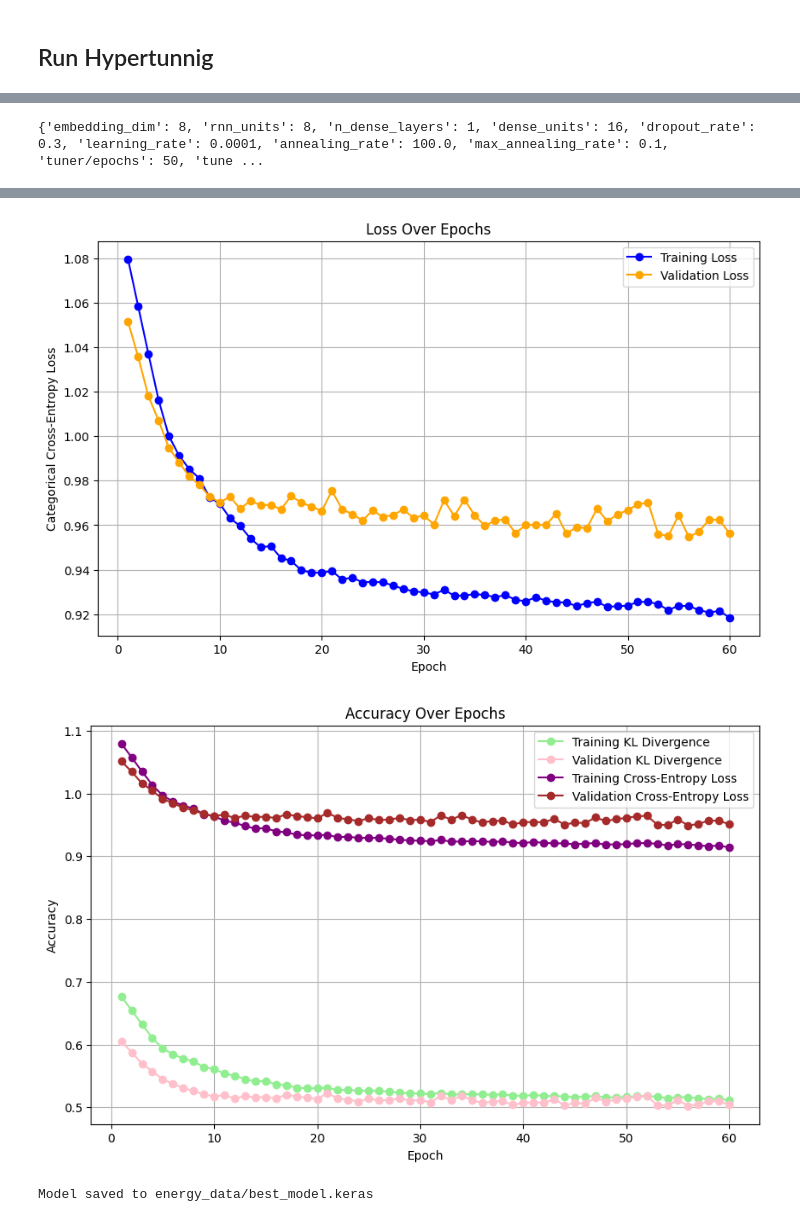
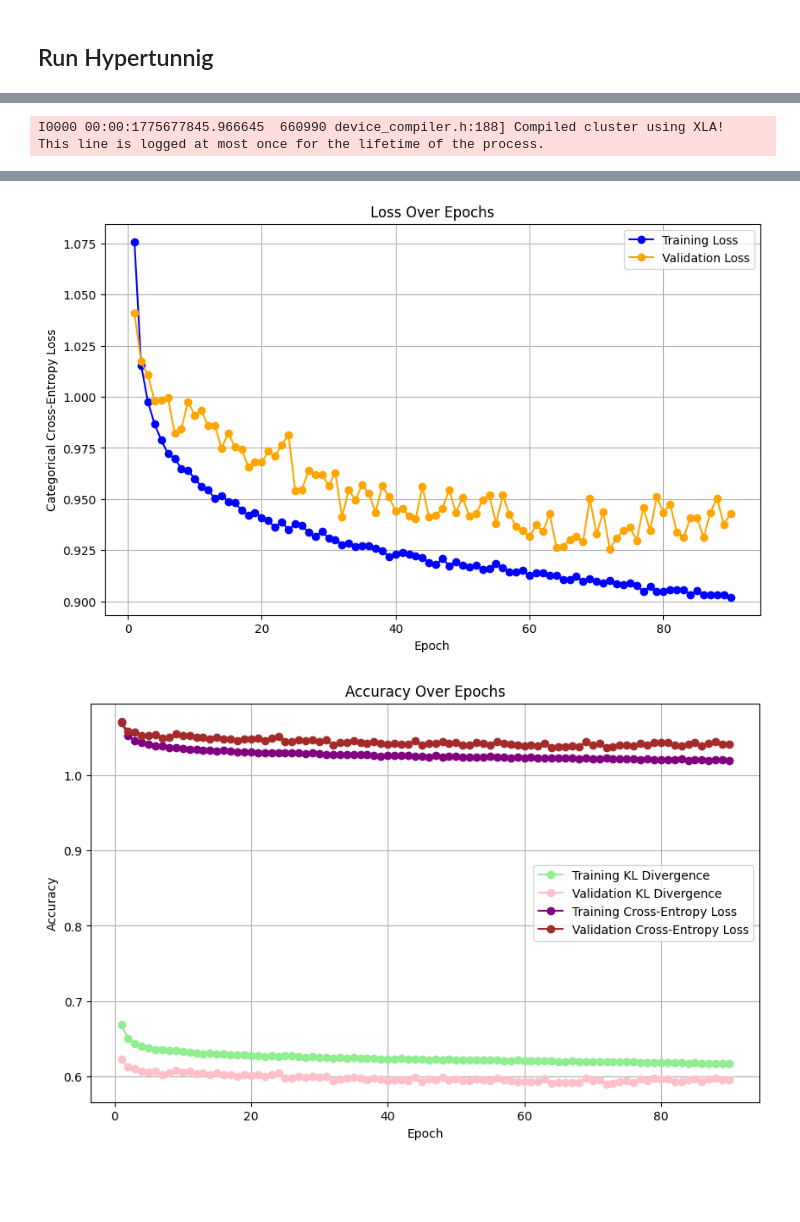
Before and after one commit to DuncanCSt/forecast_research, a Jupyter notebook: energy_price/3. hypertuning.ipynb, the cells around one changed output, grey strips where cells are left out. Saved outputs shown, nothing was run; the diff lists cells and outputs as text; code cells hidden in the pictures; blank space fills up the shorter version.

```diff
--- a/energy_price/3. hypertuning.ipynb
+++ b/energy_price/3. hypertuning.ipynb
@@ -161,9 +185,10 @@ from tensorflow.keras.layers import Concatenate
 Using RNN layer, followed by 2 dense ouput layers with callbacks
 # %%
 def build_model(lookback, n_cov_features, n_dt_features, n_states,
+                loss_type='mse',
                 embedding_dim=8, rnn_units=8, n_dense_layers=2, dense_units=16,
-                dropout_rate=0.5, learning_rate=0.001,
-                annealing_rate=100.0, max_annealing_rate=0.2):
+                dropout_rate=0.5, learning_rate=0.0001, l2_reg=1e-4,
+                annealing_rate=100.0, max_annealing_rate=0):
 
     # Covariate time-series input: (lookback, n_cov_features)
     cov_input     = layers.Input(shape=(lookback, n_cov_features), name='cov_input')
@@ -174,28 +199,31 @@ def build_model(lookback, n_cov_features, n_dt_features, n_states,
 
     # Flatten dt across time then project to embedding
     dt_flat  = layers.Flatten()(dt_input)
-    dt_embed = layers.Dense(embedding_dim, activation='relu')(dt_flat)
+    dt_embed = layers.Dense(4, activation='relu')(dt_flat)
 
     # Project horizon to embedding
     horizon_embed = layers.Dense(embedding_dim, activation='relu')(horizon_input)
 
     # RNN over covariate time-series
-    rnn_out = layers.SimpleRNN(rnn_units, dropout=dropout_rate)(cov_input)
+    rnn_out = layers.SimpleRNN(rnn_units, dropout=dropout_rate, kernel_regularizer=tf.keras.regularizers.l2(l2_reg))(cov_input)
 
     # Merge all representations
     x = Concatenate()([rnn_out, dt_embed, horizon_embed])
 
-    # Variable-depth dense head
+    # Variable-depth dense head — training=True keeps dropout active at test time (MC Dropout)
     for _ in range(n_dense_layers):
-        x = layers.Dense(dense_units, activation='relu')(x)
+        x = layers.Dense(dense_units, activation='relu', kernel_regularizer=tf.keras.regularizers.l2(l2_reg))(x)
         x = layers.Dropout(dropout_rate)(x)
 
     # Output raw evidence (non-negative) — softplus ensures > 0
-    output = layers.Dense(n_states, activation='softplus')(x)
+    if loss_type == 'cross_entropy':
+        output = layers.Dense(n_states, activation='softmax')(x)
+    else:
+        output = layers.Dense(n_states, activation='relu')(x)
 
     model = models.Model(inputs=[cov_input, dt_input, horizon_input], outputs=output)
     model.compile(
-        loss=EvidentialLoss(annealing_rate=annealing_rate, max_annealing_rate=max_annealing_rate),
+        loss=EvidentialLoss(loss_type=loss_type, annealing_rate=annealing_rate, max_annealing_rate=max_annealing_rate),
         optimizer=tf.keras.optimizers.Adam(learning_rate=learning_rate),
         metrics=[evidential_kl_divergence, cross_entropy_loss]
     )
@@ -209,8 +237,9 @@ n_dt_features  = Y_month_train.shape[1]
 n_states       = Y_train_h.shape[1]
 
 model = build_model(lookback, n_cov_features, n_dt_features, n_states,
+                    loss_type='cross_entropy',
                     embedding_dim=8, rnn_units=8, n_dense_layers=1, dense_units=16,
                     dropout_rate=0.3, learning_rate=0.0001,
-                    annealing_rate=100.0, max_annealing_rate=0.1)
+                    annealing_rate=100.0, max_annealing_rate=0)
 model.summary()
 # %% [output]
@@ -357,20 +442,17 @@ Score: 0.9521509408950806
-# %%
-print(best_hps.values)
-# %% [output]
-{'embedding_dim': 8, 'rnn_units': 8, 'n_dense_layers': 1, 'dense_units': 16, 'dropout_rate': 0.3, 'learning_rate': 0.0001, 'annealing_rate': 100.0, 'max_annealing_rate': 0.1, 'tuner/epochs': 50, 'tune ...
 # %%
 tf.keras.backend.clear_session()
 
 model = build_model(lookback, n_cov_features, n_dt_features, n_states,
-                    embedding_dim=8, rnn_units=8, n_dense_layers=1, dense_units=16,
-                    dropout_rate=0.3, learning_rate=0.0001,
-                    annealing_rate=100.0, max_annealing_rate=0.1)
+                    loss_type='cross_entropy',
+                    embedding_dim=2, rnn_units=32, n_dense_layers=1, dense_units=16,
+                    dropout_rate=0.3, learning_rate=0.0001, l2_reg=0.001,
+                    annealing_rate=100.0, max_annealing_rate=0)
 
 history = model.fit(
     [X_train_cov, Y_month_train, horizon_train], Y_train_h,
     validation_data=([X_valid_cov, Y_month_valid, horizon_valid], Y_valid_h),
     callbacks=[AnnealingCallback()],
-    epochs=60,  # Use the same number as in your tuner setup
+    epochs=90,  # Use the same number as in your tuner setup
     verbose=1  # Set to 0 for silent output if preferred
 )
 
@@ -422,0 +499 @@ Epoch 60/60
+I0000 00:00:1775677845.966645  660990 device_compiler.h:188] Compiled cluster using XLA!  This line is logged at most once for the lifetime of the process.
@@ -423,11 +517,5 @@ Epoch 60/60
-[figure, old version]
+[figure, new version]
-[figure, old version]
+[figure, new version]
-# %%
-## Save the best model
-model.save('energy_data/best_model.keras')
-print("Model saved to energy_data/best_model.keras")
-# %% [output]
-Model saved to energy_data/best_model.keras
 # %%
 best_model = model
 cov_feature_names = [n for n in feature_names if n != 'date' and n not in dt_col_names]
```
Also changed, not shown: parts of 16 cells of this notebook, 6 other files.
